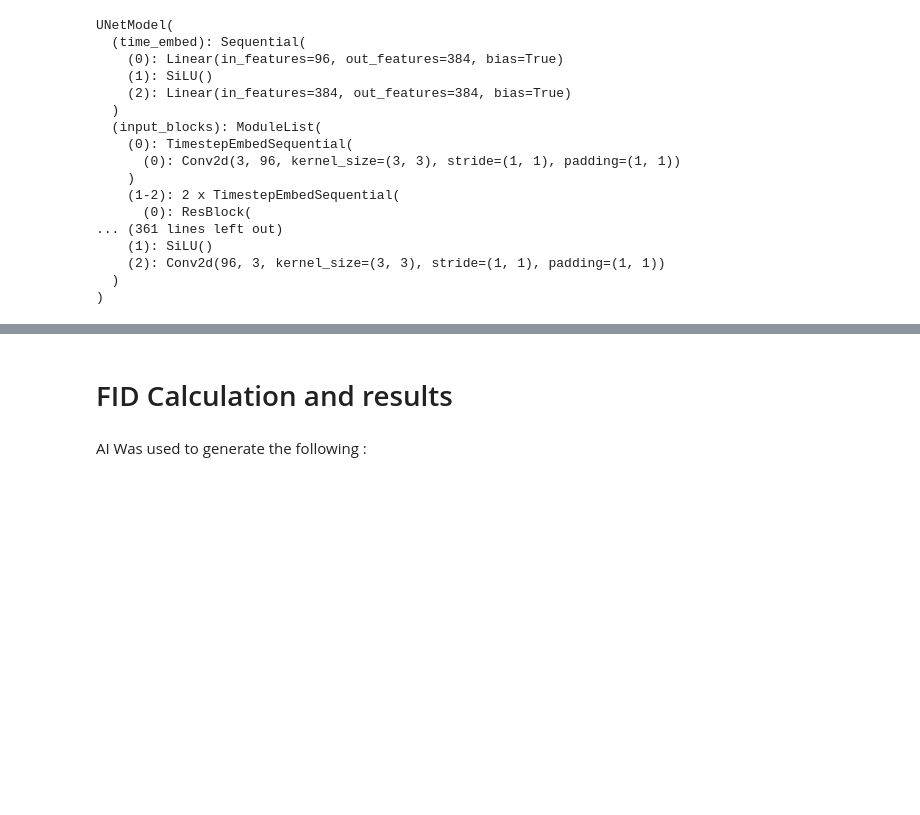
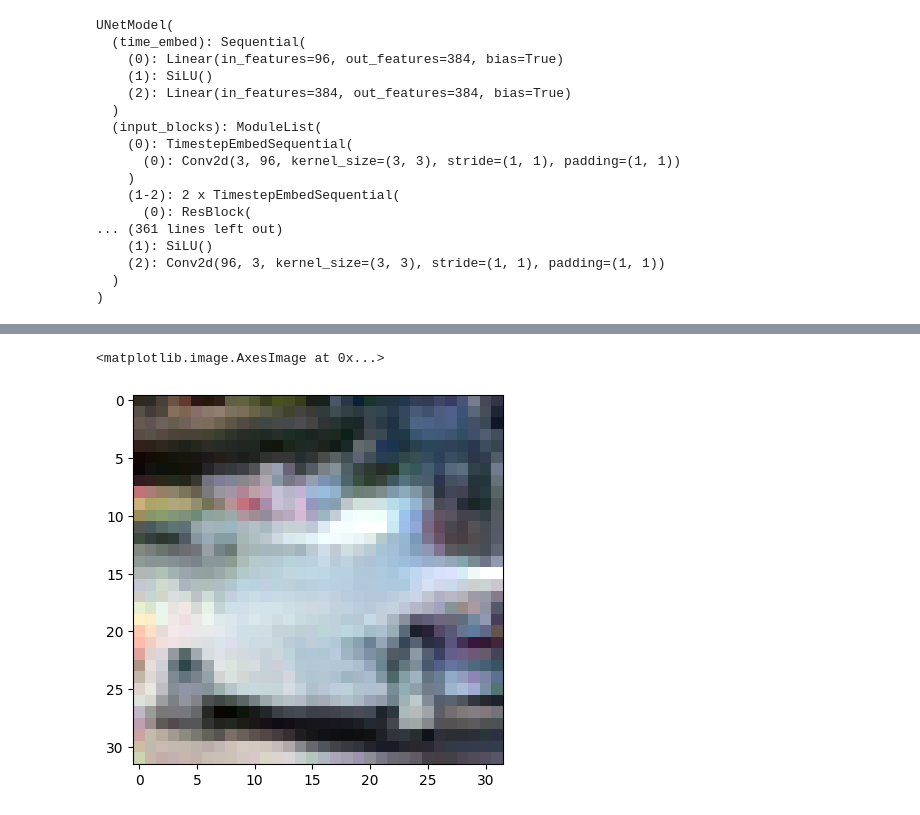
Before and after one commit to VincentB03/Flow_matching_deeplearning_project, a Jupyter notebook: CIFAR10 generator cars.ipynb, the cells around one changed output, grey strips where cells are left out. Drawn from its saved outputs; the diff is of its cells as text; code cells hidden in the pictures; blank space fills up the shorter version.

```diff
--- a/CIFAR10 generator cars.ipynb
+++ b/CIFAR10 generator cars.ipynb
@@ -221,4 +216,5 @@ _, imgfinal = generate_and_plot(model, steps=100, device=device)
-# %% [markdown]
-# FID Calculation and results
-# %% [markdown]
-AI Was used to generate the following :
+# %%
+plt.imshow(imgfinal)
+# %% [output]
+<matplotlib.image.AxesImage at 0x...>
+[figure, added]
```
Also changed, not shown: parts of 11 cells of this notebook.
